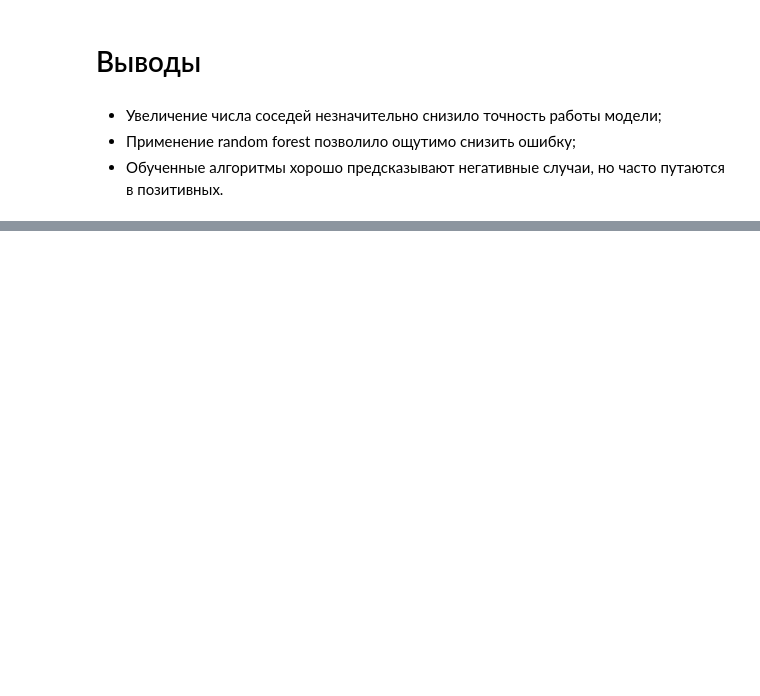
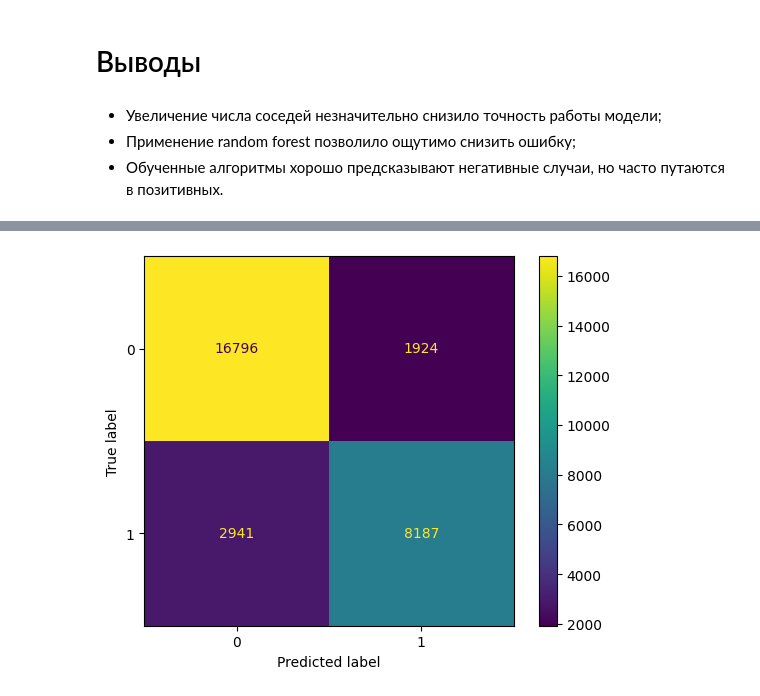
Before and after one commit to andy-geek/machine-learning-homework, a Jupyter notebook: homework-10-11-and-29-12.ipynb, the cells around one changed output, grey strips where cells are left out. Saved outputs shown, nothing was run; the diff lists cells and outputs as text; code cells hidden in the pictures; blank space fills up the shorter version.

```diff
--- a/homework-10-11.ipynb
+++ b/homework-10-11-and-29-12.ipynb
@@ -244,0 +330,7 @@ matplotlib.pyplot.show()
+# %%
+confusion_maxtrix = sklearn.metrics.confusion_matrix(y_test, y_test_pred)
+confusion_maxtrix_display = sklearn.metrics.ConfusionMatrixDisplay(confusion_matrix=confusion_maxtrix, display_labels=best_model.classes_)
+confusion_maxtrix_display.plot()
+matplotlib.pyplot.show()
+# %% [output]
+[figure, added]
```
Also changed, not shown: parts of 28 cells of this notebook.
